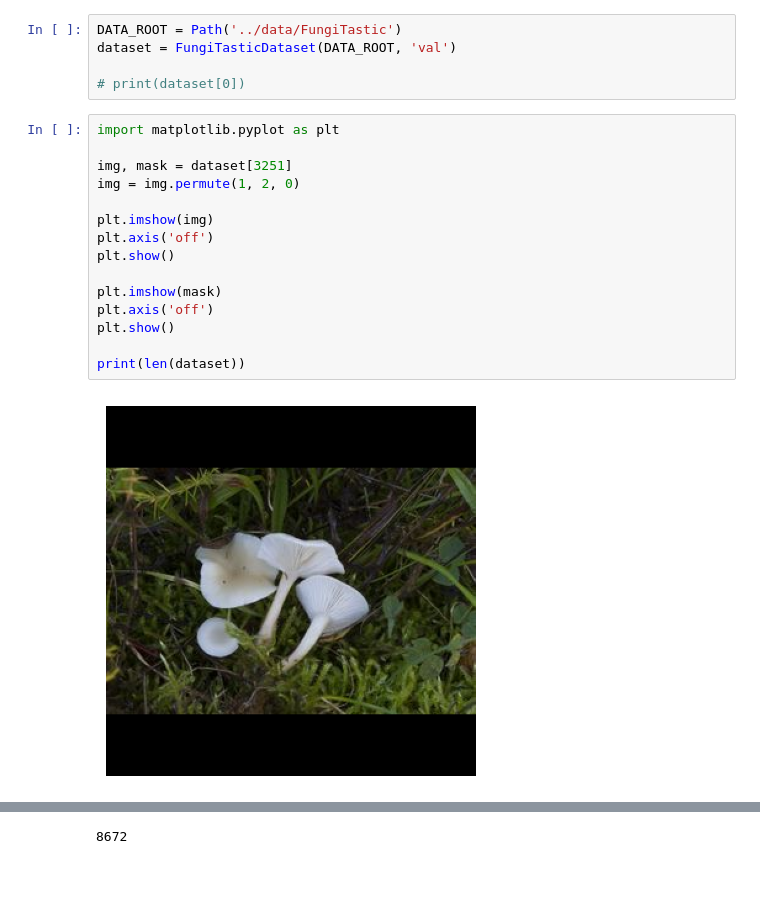
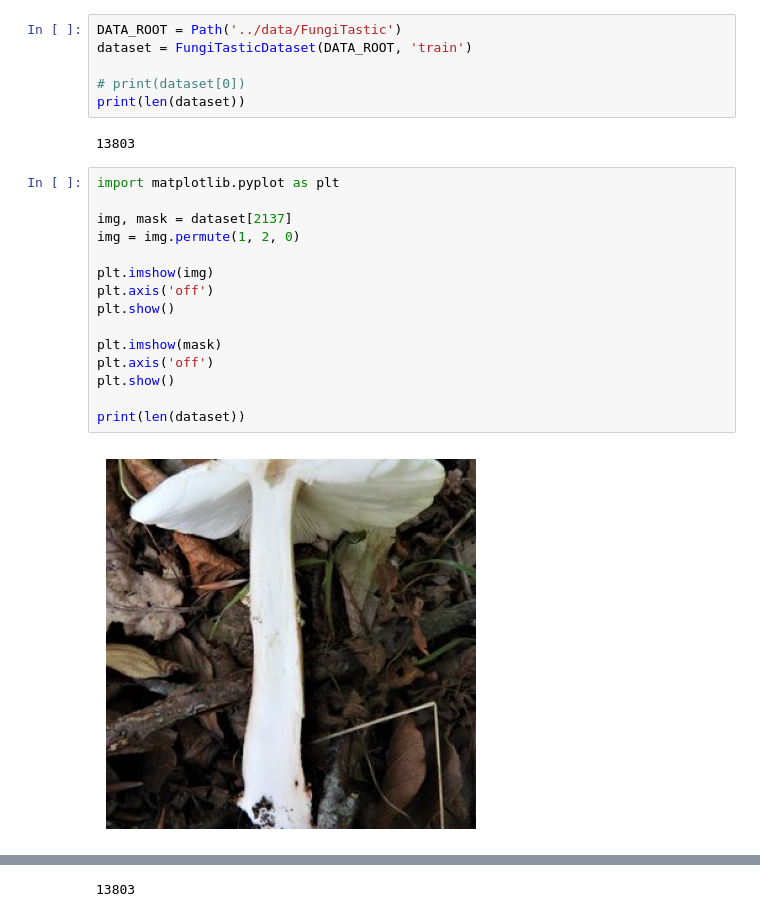
Before and after one commit to surgutti/fungitastic-playground, a Jupyter notebook: notebooks/dataset.ipynb, the cells around one changed output, grey strips where cells are left out. Saved outputs shown, nothing was run; the diff lists cells and outputs as text; blank space fills up the shorter version.

```diff
--- a/notebooks/dataset.ipynb
+++ b/notebooks/dataset.ipynb
@@ -335,22 +117,25 @@ class FungiTasticDataset(Dataset):
 # %%
 DATA_ROOT = Path('../data/FungiTastic')
-dataset = FungiTasticDataset(DATA_ROOT, 'val')
+dataset = FungiTasticDataset(DATA_ROOT, 'train')
 
 # print(dataset[0])
+print(len(dataset))
+# %% [output]
+13803
 # %%
 import matplotlib.pyplot as plt
 
-img, mask = dataset[3251]
+img, mask = dataset[2137]
 img = img.permute(1, 2, 0)
 
 plt.imshow(img)
 plt.axis('off')
 plt.show()
 
 plt.imshow(mask)
 plt.axis('off')
 plt.show()
 
 print(len(dataset))
 # %% [output]
-[figure, old version]
+[figure, new version]
@@ -358 +143 @@ print(len(dataset))
-8672
+13803
```
Also changed, not shown: parts of 8 cells of this notebook, 6 other files.
